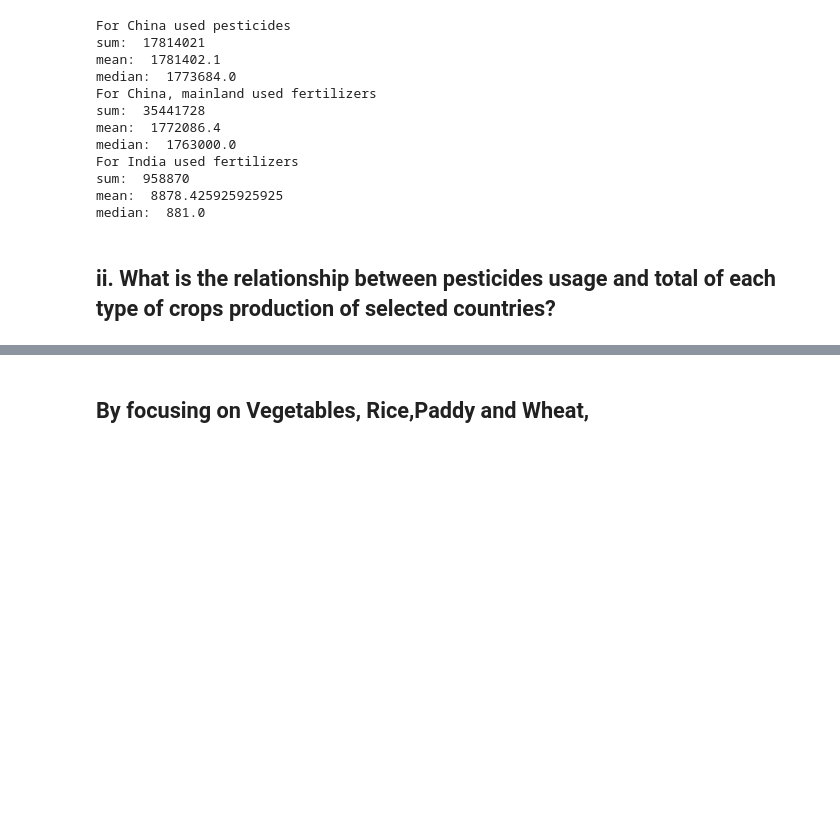
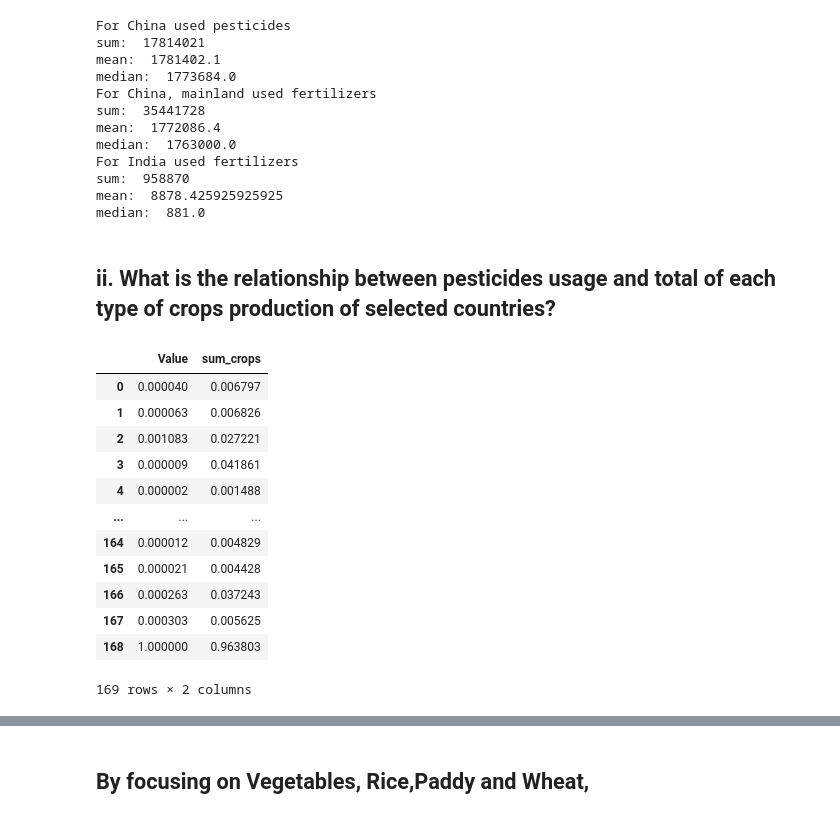
Before and after one commit to minxuan1509/IDS-FAO-Analysis, a Jupyter notebook: IDS FAO.ipynb, the cells around one changed output, grey strips where cells are left out. Cells and saved outputs as stored; diff of their text form; code cells hidden in the pictures; blank space fills up the shorter version.

```diff
--- a/IDS FAO.ipynb
+++ b/IDS FAO.ipynb
@@ -554,8 +572,23 @@ median:  881.0
 ## ii. What is the relationship between pesticides usage and total of each type of crops production of selected countries?
 # %%
 merged_pest= pd.merge(pesticides,crops_area_sum,how="inner",on=['Area Code'])
+merged_pest = merged_pest.groupby('Area Code').mean()
 merged_pest = merged_pest[['Value','sum_crops']]
 merged_pest = scaler.fit_transform(merged_pest)
 merged_pest = pd.DataFrame(merged_pest,columns=['Value','sum_crops'])
 merged_pest
+# %% [output]
+|  | Value | sum_crops |
+| 0 | 0.000040 | 0.006797 |
+| 1 | 0.000063 | 0.006826 |
+| 2 | 0.001083 | 0.027221 |
+| 3 | 0.000009 | 0.041861 |
+| 4 | 0.000002 | 0.001488 |
+| ... | ... | ... |
+| 164 | 0.000012 | 0.004829 |
+| 165 | 0.000021 | 0.004428 |
+| 166 | 0.000263 | 0.037243 |
+| 167 | 0.000303 | 0.005625 |
+| 168 | 1.000000 | 0.963803 |
+169 rows × 2 columns
 # %%
```
Also changed, not shown: parts of 5 cells of this notebook.
